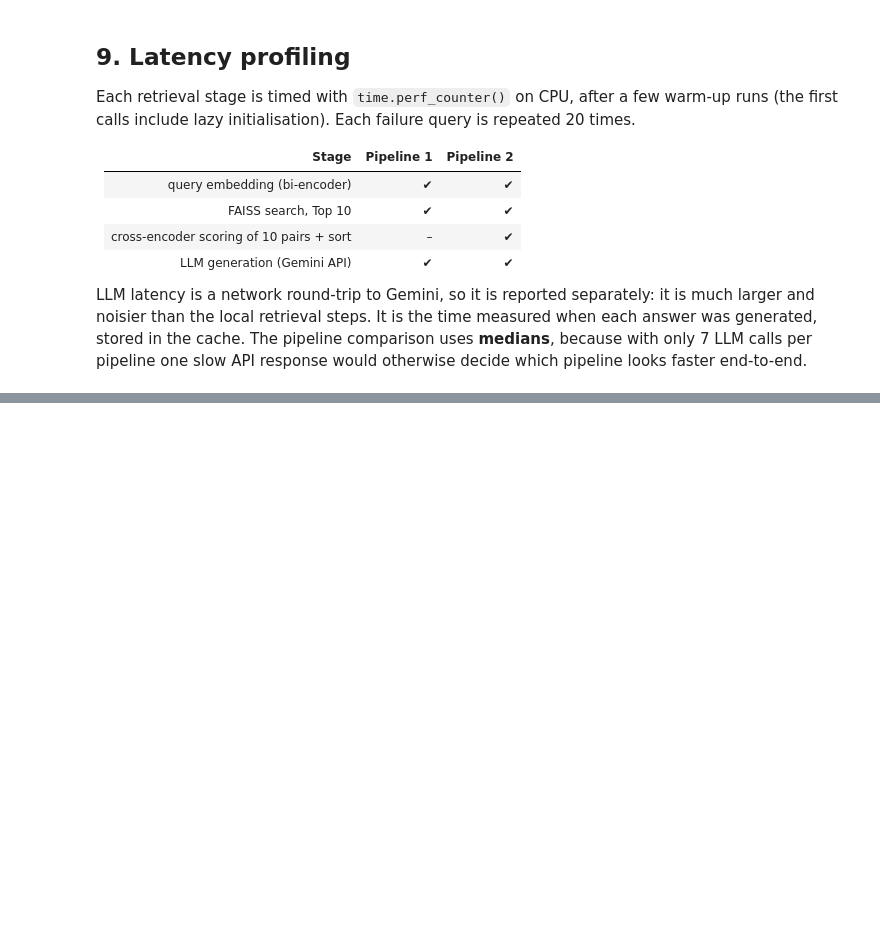
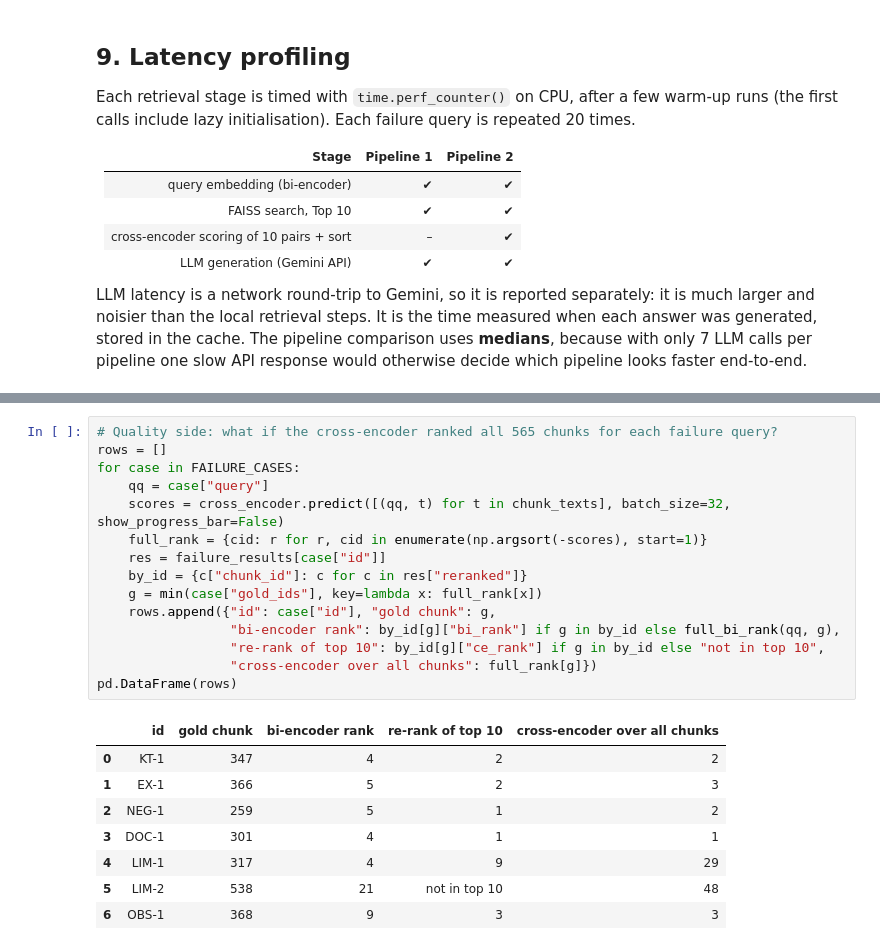
Before and after one commit to Sourav-Nath-01/RAG-Assignment-Baseline-vs.-Re-Ranking, a Jupyter notebook: RAG_Reranking.ipynb, the cells around one changed output, grey strips where cells are left out. Cells and saved outputs as stored; diff of their text form; blank space fills up the shorter version.

```diff
--- a/RAG_Reranking.ipynb
+++ b/RAG_Reranking.ipynb
@@ -1043,0 +1112,24 @@ re-ranking makes retrieval 31.7x slower (+547.2 ms), but adds only 41.8% to the
+# %%
+# Quality side: what if the cross-encoder ranked all 565 chunks for each failure query?
+rows = []
+for case in FAILURE_CASES:
+    qq = case["query"]
+    scores = cross_encoder.predict([(qq, t) for t in chunk_texts], batch_size=32, show_progress_bar=False)
+    full_rank = {cid: r for r, cid in enumerate(np.argsort(-scores), start=1)}
+    res = failure_results[case["id"]]
+    by_id = {c["chunk_id"]: c for c in res["reranked"]}
+    g = min(case["gold_ids"], key=lambda x: full_rank[x])
+    rows.append({"id": case["id"], "gold chunk": g,
+                 "bi-encoder rank": by_id[g]["bi_rank"] if g in by_id else full_bi_rank(qq, g),
+                 "re-rank of top 10": by_id[g]["ce_rank"] if g in by_id else "not in top 10",
+                 "cross-encoder over all chunks": full_rank[g]})
+pd.DataFrame(rows)
+# %% [output]
+|  | id | gold chunk | bi-encoder rank | re-rank of top 10 | cross-encoder over all chunks |
+| 0 | KT-1 | 347 | 4 | 2 | 2 |
+| 1 | EX-1 | 366 | 5 | 2 | 3 |
+| 2 | NEG-1 | 259 | 5 | 1 | 2 |
+| 3 | DOC-1 | 301 | 4 | 1 | 1 |
+| 4 | LIM-1 | 317 | 4 | 9 | 29 |
+| 5 | LIM-2 | 538 | 21 | not in top 10 | 48 |
+| 6 | OBS-1 | 368 | 9 | 3 | 3 |
```
Also changed, not shown: parts of 7 cells of this notebook, 3 other files.
